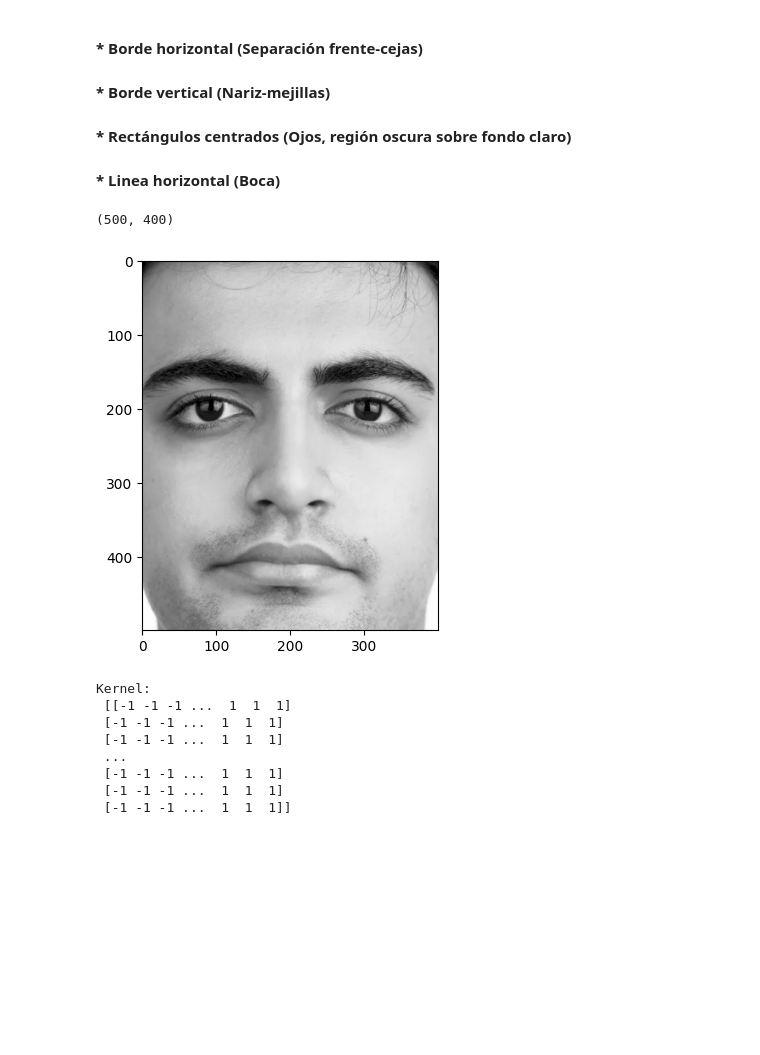
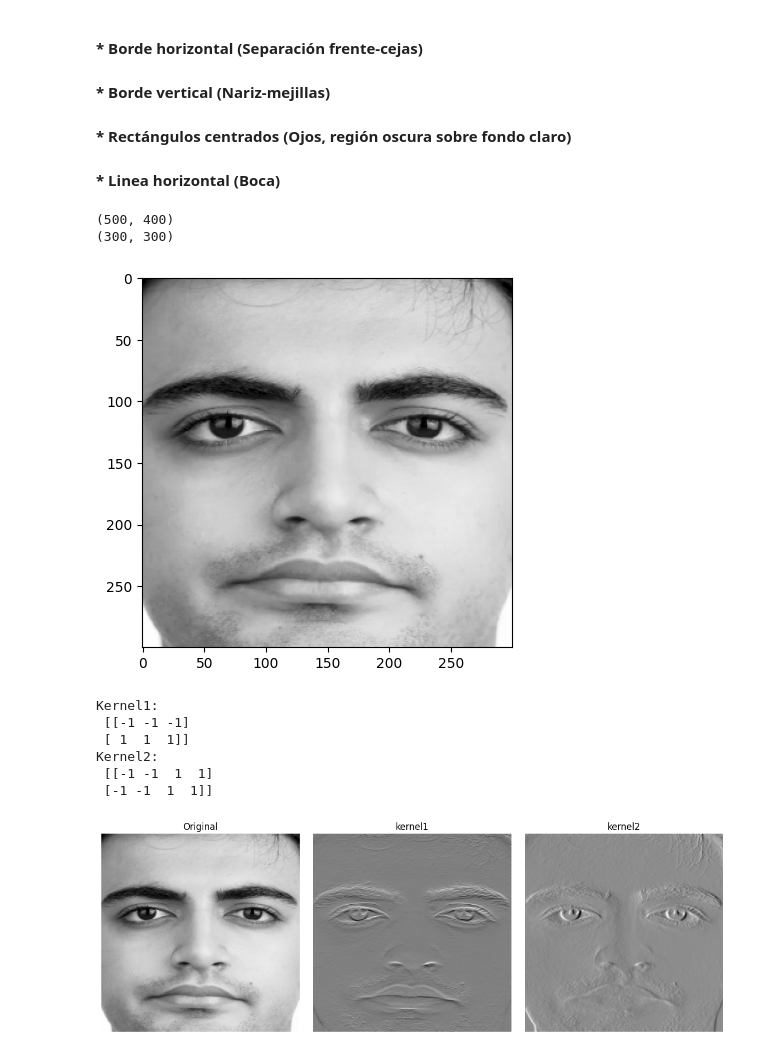
Before and after one commit to pabcannav/proyectoPID, a Jupyter notebook: cascadas_propias/cascadas.ipynb, the cells around one changed output. Drawn from its saved outputs; the diff is of its cells as text; code cells hidden in the pictures; blank space fills up the shorter version.

```diff
--- a/cascadas_propias/cascadas.ipynb
+++ b/cascadas_propias/cascadas.ipynb
@@ -14,32 +15,64 @@ import numpy as np
 # %%
-cara = cv.imread("cara.png", cv.IMREAD_GRAYSCALE)
+cara = cv.imread("cara.png", cv.IMREAD_GRAYSCALE)   # Cargo la imagen de la cara con la que voy a realizar las pruebas.
+print(cara.shape)   # Obtengo tamaño de la imagen
+cara = cv.resize(cara, (300, 300))  # Redimensionar la imagen para verlo mejor (300x300 pixeles)
 print(cara.shape)
 plt.imshow(cara, cmap='gray', vmin=0, vmax=255)
 plt.show()
 # %% [output]
 (500, 400)
+(300, 300)
-[figure, old version]
+[figure, new version]
 # %%
 """
+Edge Features (Características de borde)
+Voy a crear dos kernels
+"""
 
-"""
+# Este primer kernel tendrá de tamaño 2 filas por 3 columnas. La fila de arriba será de -1's y la de abajo de 1's.
+kernel1 = np.zeros((2, 3), dtype=np.int8)
+kernel1[:1, :] = -1
+kernel1[1:, :] = 1
+print("Kernel1:\n", kernel1)    # Imprimo kernel
+
+# Este segundo kernel tendrá de tamaño 2 filas por 4 columnas. Las dos primeras columnas serán de -1's y las dos últimas de 1's.
+kernel2 = np.zeros((2, 4), dtype=np.int8)
+kernel2[:, :2] = -1
+kernel2[:, 2:] = 1
+print("Kernel2:\n", kernel2)    # Imprimo kernel
+# %% [output]
+Kernel1:
+ [[-1 -1 -1]
+ [ 1  1  1]]
+Kernel2:
+ [[-1 -1  1  1]
+ [-1 -1  1  1]]
 # %%
-# Crear el kernel filas x columnas.
-kernel1 = np.zeros((60, 30), dtype=np.int8)
-kernel1[:, 15:] = 1  # Lado izquierdo de 0's y lado derecho de 1's
-kernel1[:, :15] = -1
+"""Aplicar cada filtro y mostrar resultados"""
 
-# Imprimo el kernel
-print("Kernel:\n", kernel1)
+# Mustro la imagen original
+plt.figure(figsize=(12, 8))
+plt.subplot(2, 3, 1)
+plt.imshow(cara, cmap='gray')
+plt.title('Original')
+plt.axis('off')
 
-# Aplicar dilatación (los 1's "expandirán" los píxeles claros)
-imagen_dilatada1 = cv.dilate(cara, kernel1, iterations=1)
+# Utilizo la función convolved2d con el kernel1 y muestro la imagen
+filtered1 = convolve2d(cara, kernel1, mode='same', boundary='symm')
+plt.subplot(2, 3, 2)
+plt.imshow(filtered1, cmap='gray')
+plt.title('kernel1')
+plt.axis('off')
+
+# Utiliza la función convelved2d con el kernel2 y muestro la imagen
+filtered2 = convolve2d(cara, kernel2, mode='same', boundary='symm')
+plt.subplot(2, 3, 3)
+plt.imshow(filtered2, cmap='gray')
+plt.title('kernel2')
+plt.axis('off')
+
+# Mustro las tres imagen juntas.
+plt.tight_layout()
+plt.show()
 # %% [output]
-Kernel:
- [[-1 -1 -1 ...  1  1  1]
- [-1 -1 -1 ...  1  1  1]
- [-1 -1 -1 ...  1  1  1]
- ...
- [-1 -1 -1 ...  1  1  1]
- [-1 -1 -1 ...  1  1  1]
- [-1 -1 -1 ...  1  1  1]]
+[figure, added]
```
Also changed, not shown: parts of 9 cells of this notebook, 3 other files.
